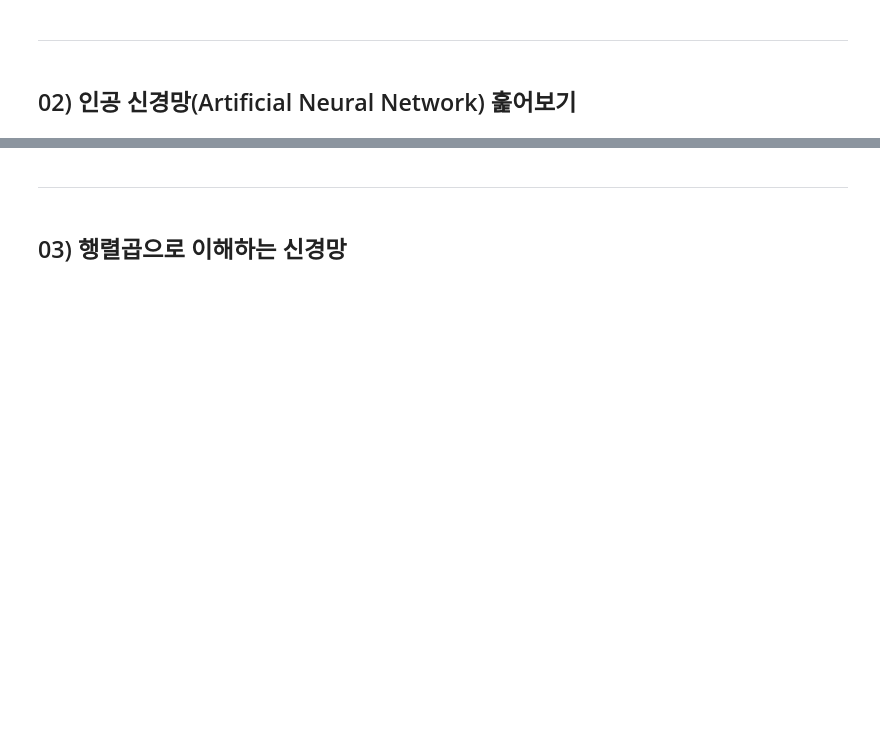
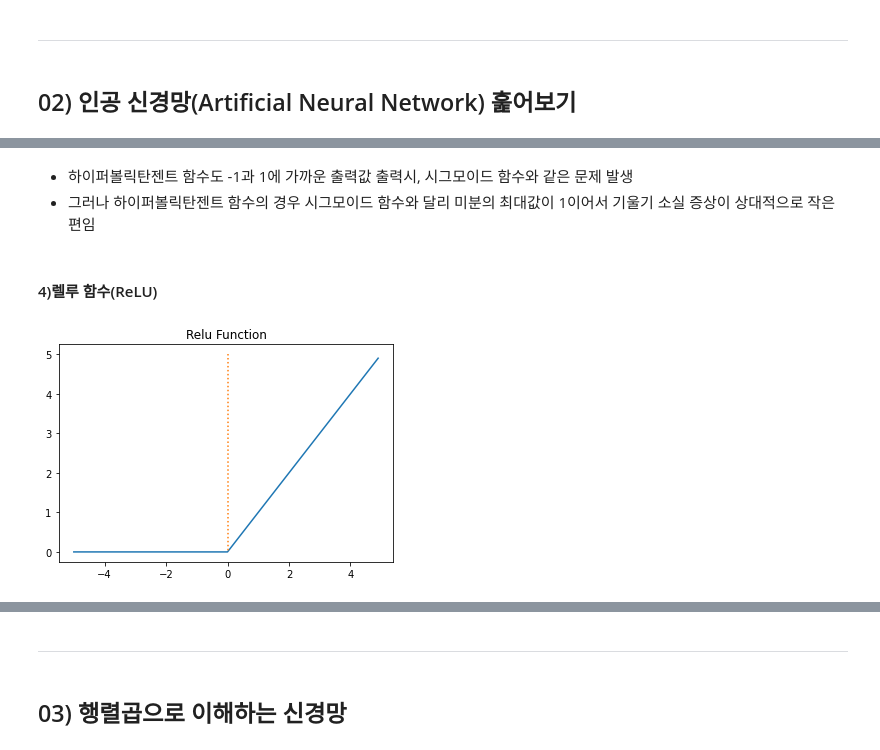
Before and after one commit to euneun316/NLP-Study, a Jupyter notebook: tensorflow-nlp-tutorial/Deep_Learning.ipynb, the cells around one changed output, grey strips where cells are left out. Saved outputs shown, nothing was run; the diff lists cells and outputs as text; code cells hidden in the pictures; blank space fills up the shorter version.

```diff
--- a/tensorflow-nlp-tutorial/Deep_Learning.ipynb
+++ b/tensorflow-nlp-tutorial/Deep_Learning.ipynb
@@ -10,0 +133,18 @@
+# %% [markdown]
+* 하이퍼볼릭탄젠트 함수도 -1과 1에 가까운 출력값 출력시, 시그모이드 함수와 같은 문제 발생
+* 그러나 하이퍼볼릭탄젠트 함수의 경우 시그모이드 함수와 달리 미분의 최대값이 1이어서 기울기 소실 증상이 상대적으로 작은 편임
+# %% [markdown]
+#### 4)렐루 함수(ReLU)
+# %%
+def relu(x):
+    return np.maximum(0, x)
+
+x = np.arange(-5.0, 5.0, 0.1)
+y = relu(x)
+
+plt.plot(x, y)
+plt.plot([0,0],[5.0,0.0], ':')
+plt.title('Relu Function')
+plt.show()
+# %% [output]
+[figure, added]
```
Also changed, not shown: parts of 33 cells of this notebook.
